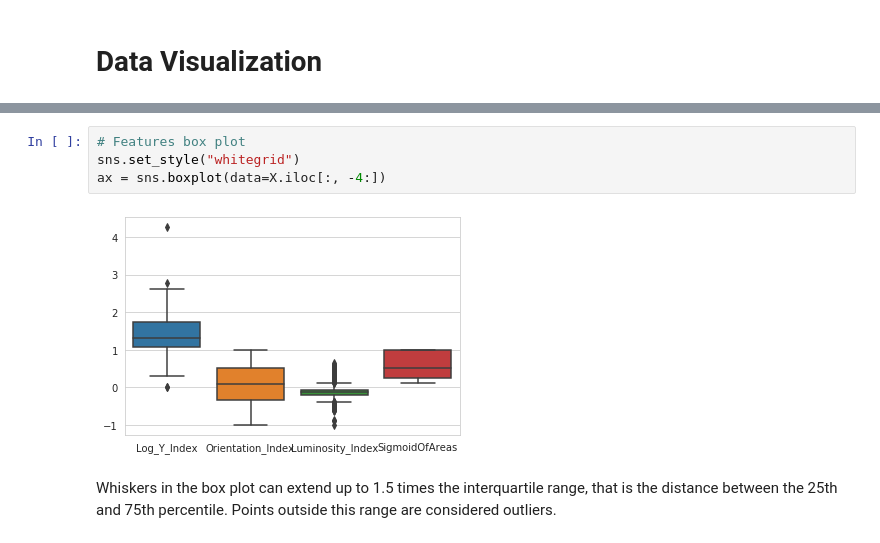
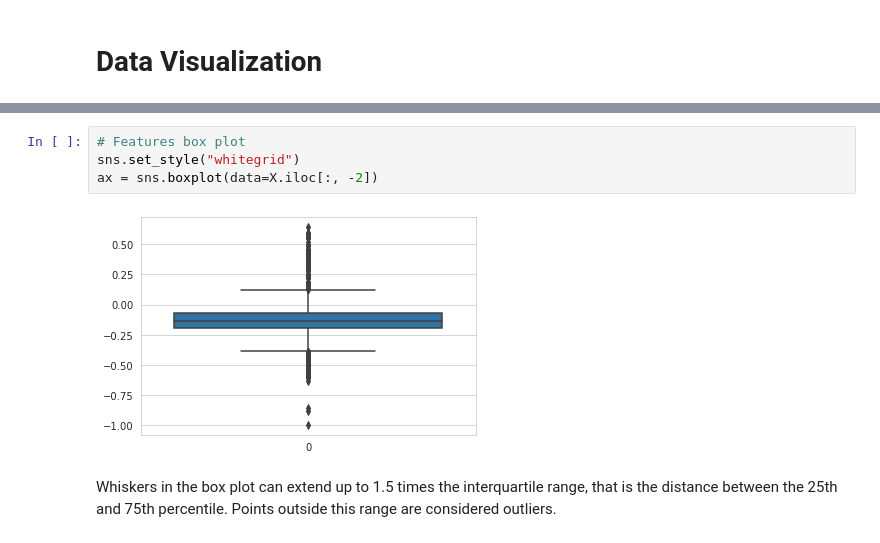
Before and after one commit to dn-lo/ECV_BigData, a Jupyter notebook: steelPlates.ipynb, the cells around one changed output, grey strips where cells are left out. Saved outputs shown, nothing was run; the diff lists cells and outputs as text.

```diff
--- a/steelPlates.ipynb
+++ b/steelPlates.ipynb
@@ -74,9 +79,9 @@ X.describe()
 # %%
 # Features box plot
 sns.set_style("whitegrid")
-ax = sns.boxplot(data=X.iloc[:, -4:])
+ax = sns.boxplot(data=X.iloc[:, -2])
 # %% [output]
-[figure, old version]
+[figure, new version]
 # %% [markdown]
 Whiskers in the box plot can extend up to 1.5 times the interquartile range, that is the distance between the 25th and 75th percentile. Points outside this range are considered outliers.
 # %% [markdown]
```
Also changed, not shown: parts of 6 cells of this notebook.
